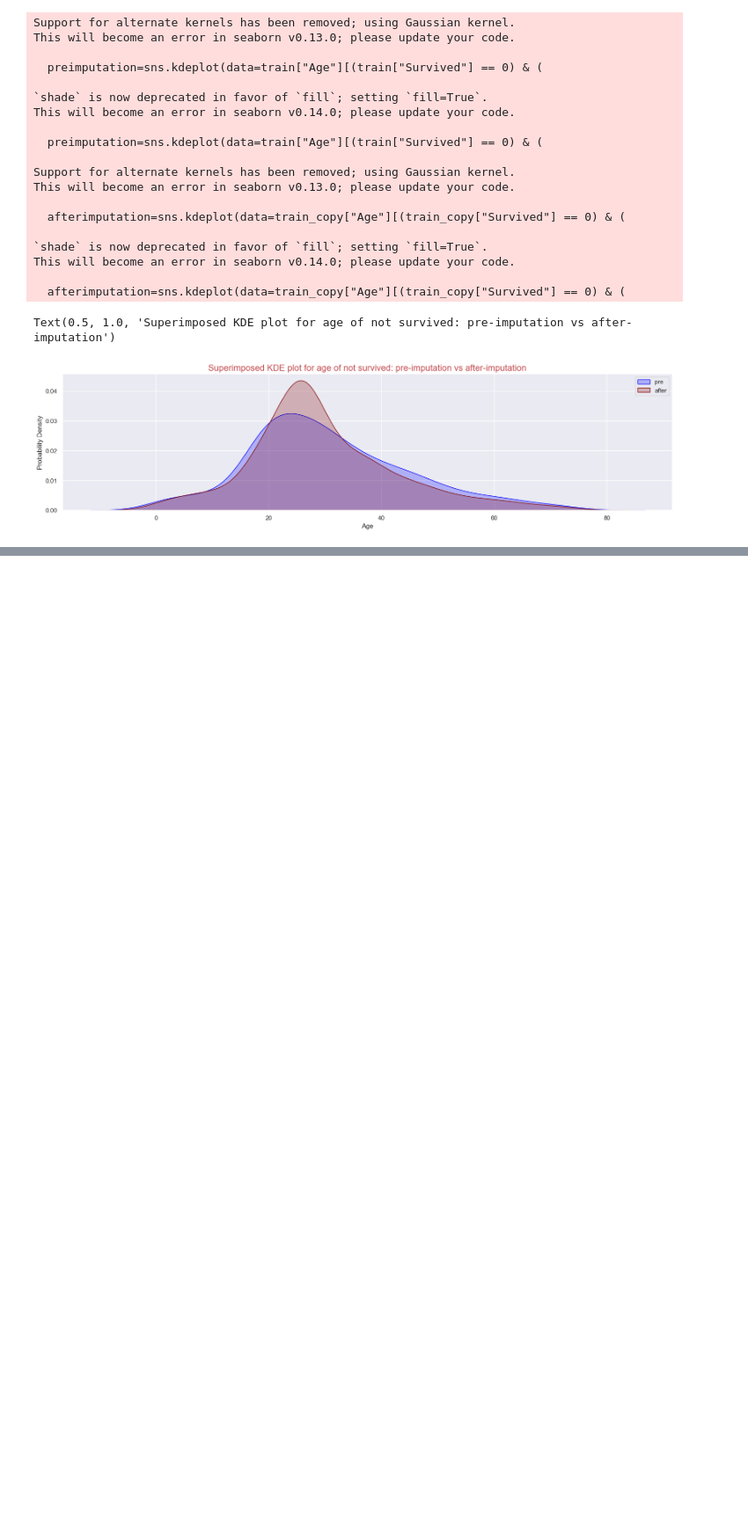
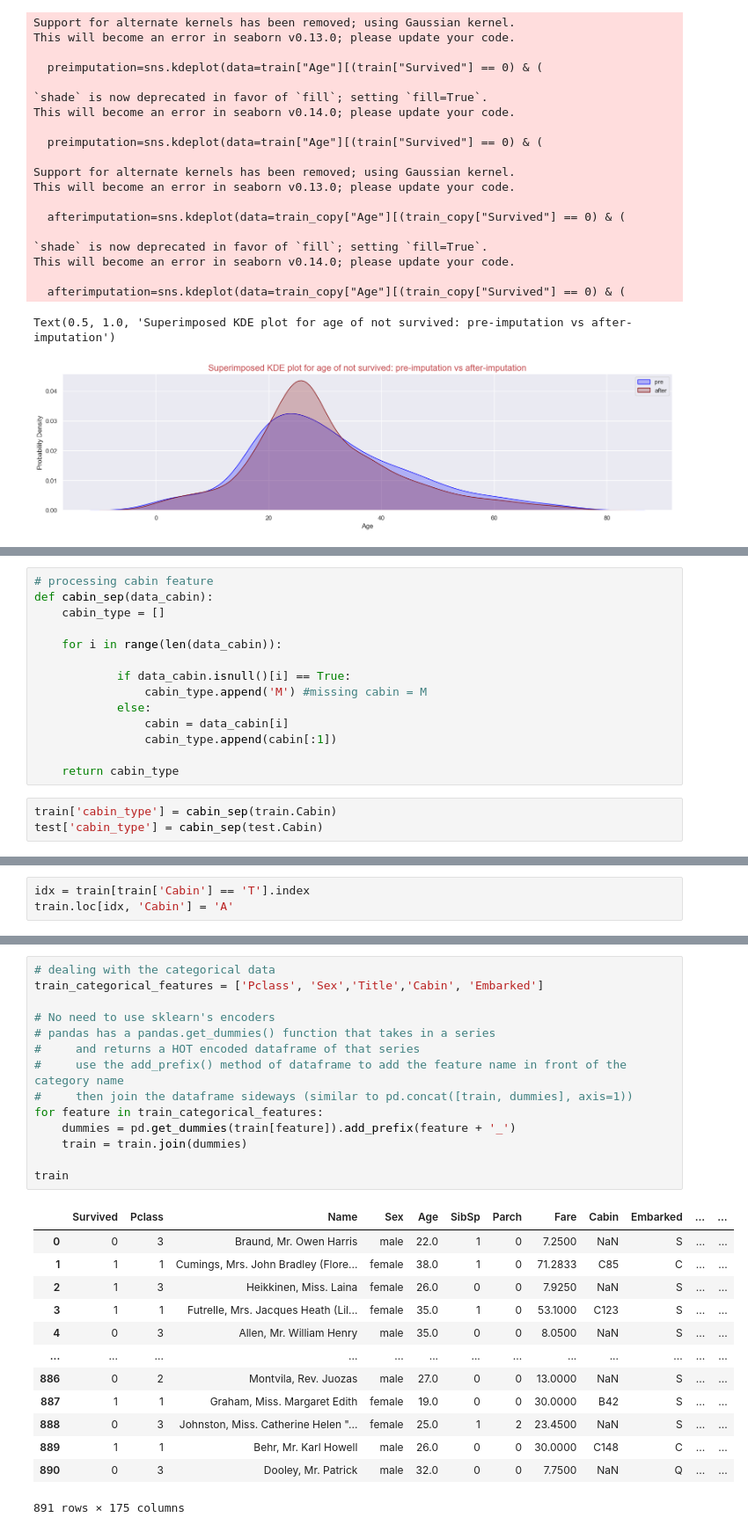
Before and after one commit to islamahrous/titanic_DS_analysis, a Jupyter notebook: titanic_DS_analysis.ipynb, the cells around one changed output, grey strips where cells are left out. Shown at 88% size. Cells and saved outputs as stored; diff of their text form; blank space fills up the shorter version.

```diff
--- a/titanic_DS_analysis.ipynb
+++ b/titanic_DS_analysis.ipynb
@@ -867,0 +1132,17 @@ Text(0.5, 1.0, 'Superimposed KDE plot for age of survived: pre-imputation vs aft
+# %%
+# processing cabin feature
+def cabin_sep(data_cabin):
+    cabin_type = []
+
+    for i in range(len(data_cabin)):
+
+            if data_cabin.isnull()[i] == True:
+                cabin_type.append('M') #missing cabin = M
+            else:
+                cabin = data_cabin[i]
+                cabin_type.append(cabin[:1])
+
+    return cabin_type
+# %%
+train['cabin_type'] = cabin_sep(train.Cabin)
+test['cabin_type'] = cabin_sep(test.Cabin)
@@ -867,0 +1158,3 @@ Text(0.5, 1.0, 'Superimposed KDE plot for age of survived: pre-imputation vs aft
+# %%
+idx = train[train['Cabin'] == 'T'].index
+train.loc[idx, 'Cabin'] = 'A'
@@ -867,0 +1176,28 @@ Text(0.5, 1.0, 'Superimposed KDE plot for age of survived: pre-imputation vs aft
+# %%
+# dealing with the categorical data
+train_categorical_features = ['Pclass', 'Sex','Title','Cabin', 'Embarked']
+
+# No need to use sklearn's encoders
+# pandas has a pandas.get_dummies() function that takes in a series
+#     and returns a HOT encoded dataframe of that series
+#     use the add_prefix() method of dataframe to add the feature name in front of the category name
+#     then join the dataframe sideways (similar to pd.concat([train, dummies], axis=1))
+for feature in train_categorical_features:
+    dummies = pd.get_dummies(train[feature]).add_prefix(feature + '_')
+    train = train.join(dummies)
+
+train
+# %% [output]
+|  | Survived | Pclass | Name | Sex | Age | SibSp | Parch | Fare | Cabin | Embarked | ... | ... |
+| 0 | 0 | 3 | Braund, Mr. Owen Harris | male | 22.0 | 1 | 0 | 7.2500 | NaN | S | ... | ... |
+| 1 | 1 | 1 | Cumings, Mrs. John Bradley (Flore... | female | 38.0 | 1 | 0 | 71.2833 | C85 | C | ... | ... |
+| 2 | 1 | 3 | Heikkinen, Miss. Laina | female | 26.0 | 0 | 0 | 7.9250 | NaN | S | ... | ... |
+| 3 | 1 | 1 | Futrelle, Mrs. Jacques Heath (Lil... | female | 35.0 | 1 | 0 | 53.1000 | C123 | S | ... | ... |
+| 4 | 0 | 3 | Allen, Mr. William Henry | male | 35.0 | 0 | 0 | 8.0500 | NaN | S | ... | ... |
+| ... | ... | ... | ... | ... | ... | ... | ... | ... | ... | ... | ... | ... |
+| 886 | 0 | 2 | Montvila, Rev. Juozas | male | 27.0 | 0 | 0 | 13.0000 | NaN | S | ... | ... |
+| 887 | 1 | 1 | Graham, Miss. Margaret Edith | female | 19.0 | 0 | 0 | 30.0000 | B42 | S | ... | ... |
+| 888 | 0 | 3 | Johnston, Miss. Catherine Helen "... | female | 25.0 | 1 | 2 | 23.4500 | NaN | S | ... | ... |
+| 889 | 1 | 1 | Behr, Mr. Karl Howell | male | 26.0 | 0 | 0 | 30.0000 | C148 | C | ... | ... |
+| 890 | 0 | 3 | Dooley, Mr. Patrick | male | 32.0 | 0 | 0 | 7.7500 | NaN | Q | ... | ... |
+891 rows × 175 columns
```
Also changed, not shown: parts of 28 cells of this notebook.
